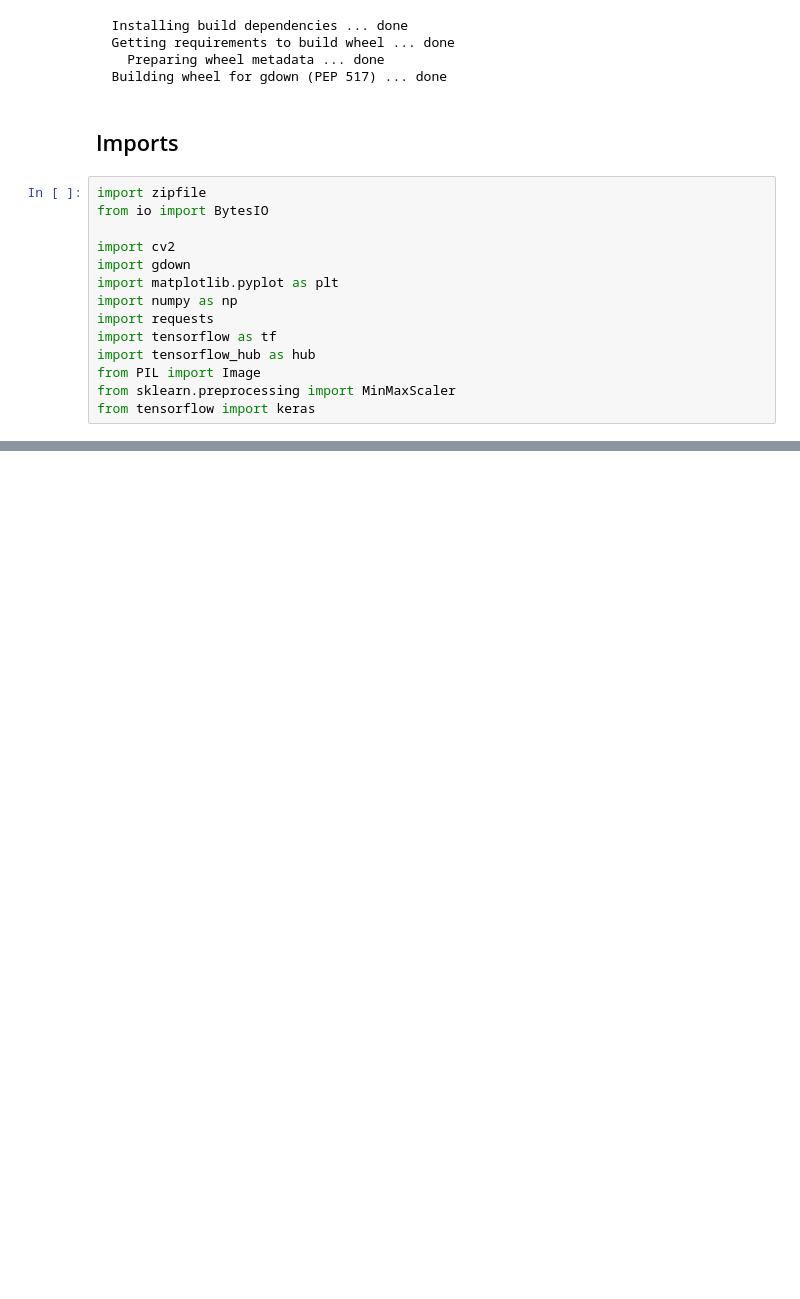
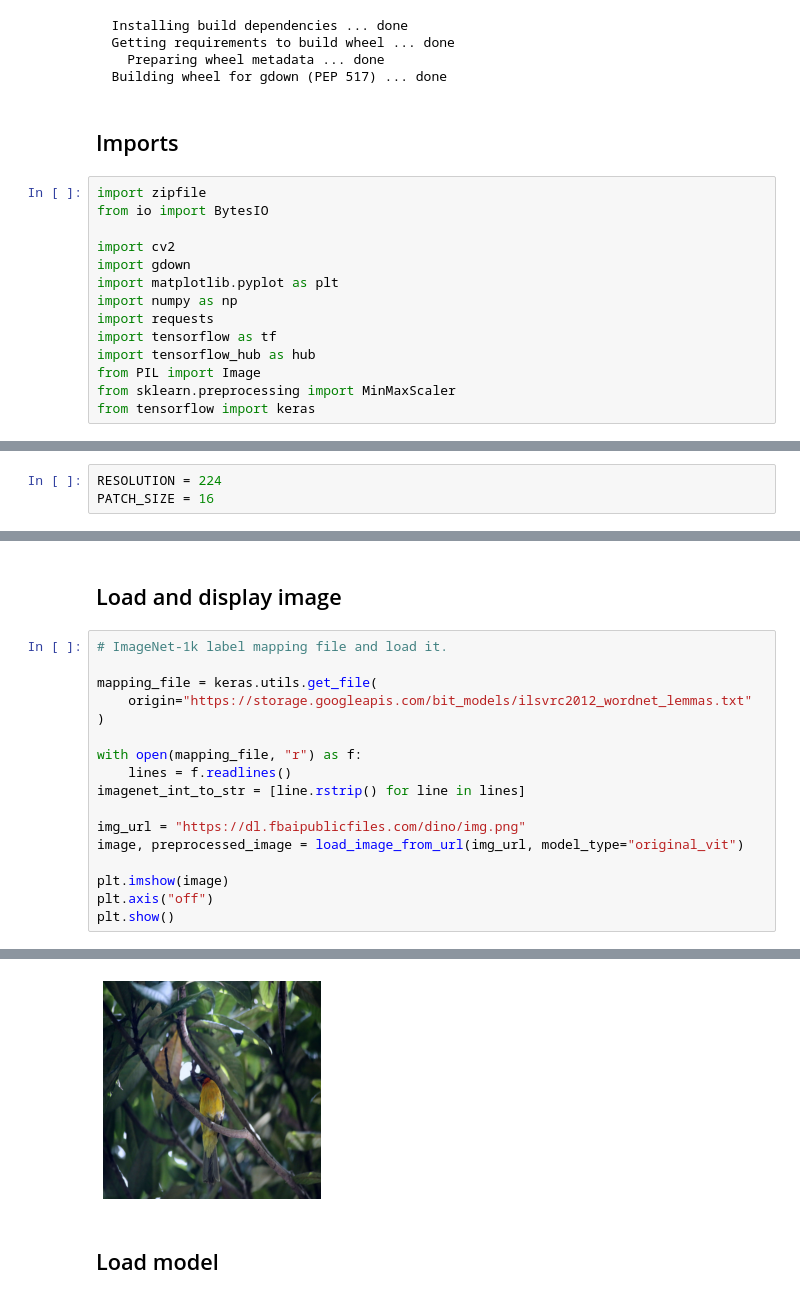
Before and after one commit to manuel-suarez/tensorflow_examples, a Jupyter notebook: Investigating_Vision_Transformer_representations.ipynb, the cells around one changed output, grey strips where cells are left out. Saved outputs shown, nothing was run; the diff lists cells and outputs as text; blank space fills up the shorter version.

Commit message:
Load model

```diff
--- a/Investigating_Vision_Transformer_representations.ipynb
+++ b/Investigating_Vision_Transformer_representations.ipynb
@@ -25,0 +28,3 @@ from tensorflow import keras
+# %%
+RESOLUTION = 224
+PATCH_SIZE = 16
@@ -25,0 +71,20 @@ from tensorflow import keras
+# %% [markdown]
+## Load and display image
+# %%
+# ImageNet-1k label mapping file and load it.
+
+mapping_file = keras.utils.get_file(
+    origin="https://storage.googleapis.com/bit_models/ilsvrc2012_wordnet_lemmas.txt"
+)
+
+with open(mapping_file, "r") as f:
+    lines = f.readlines()
+imagenet_int_to_str = [line.rstrip() for line in lines]
+
+img_url = "https://dl.fbaipublicfiles.com/dino/img.png"
+image, preprocessed_image = load_image_from_url(img_url, model_type="original_vit")
+
+plt.imshow(image)
+plt.axis("off")
+plt.show()
+# %% [output]
@@ -25,0 +94,3 @@ from tensorflow import keras
+[figure, added]
+# %% [markdown]
+## Load model
```
Also changed, not shown: parts of 5 cells of this notebook.
